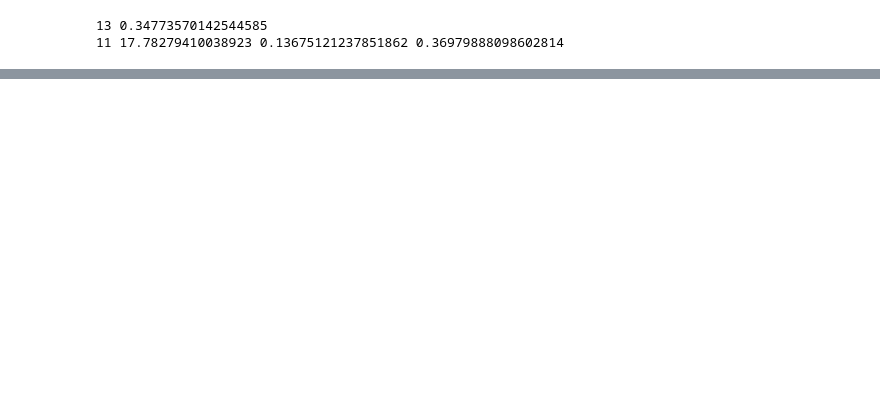
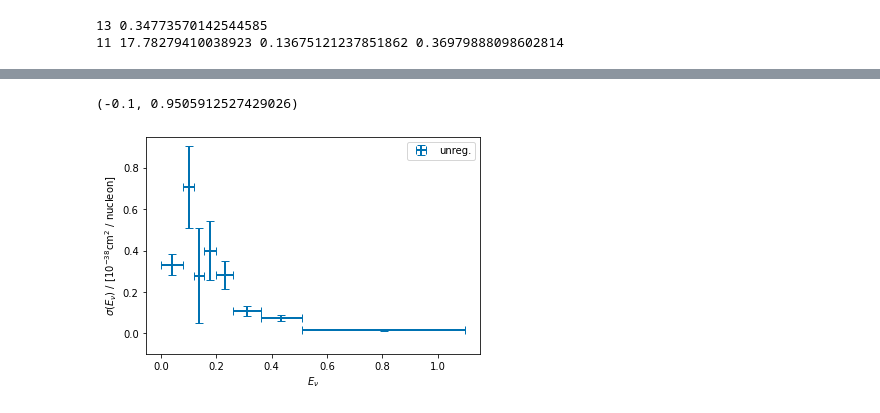
Before and after one commit to ast0815/regularisation, a Jupyter notebook: T2K_dpT.ipynb, the cells around one changed output, grey strips where cells are left out. Cells and saved outputs as stored; diff of their text form; code cells hidden in the pictures; blank space fills up the shorter version.

Commit message:
Try "mixed" plots.

```diff
--- a/T2K_dpT.ipynb
+++ b/T2K_dpT.ipynb
@@ -303,0 +304,29 @@ plt.savefig("figures/dpT.pdf")
+# %%
+x = (bins[:-1] + bins[1:]) / 2
+xerr = (bins[1:] - bins[:-1]) / 2
+
+y_0 = unfolded_h[0]
+y_0err = np.sqrt(np.diag(cov_unfolded))
+y_reg = regularised_list[i_W]
+y_err_low = y_reg - (y_0 - y_0err)
+y_err_upp = (y_0 + y_0err) - y_reg
+
+
+plt.errorbar(
+    x,
+    y_0,
+    yerr=y_0err,
+    xerr=xerr,
+    label="unreg.",
+    linewidth=2,
+    linestyle="",
+    capsize=4,
+)
+
+plt.legend()
+plt.xlabel(r"$E_\nu$")
+plt.ylabel(r"$\sigma(E_\nu)$ / [$10^{-38}$cm$^2$ / nucleon]")
+plt.ylim(bottom=-0.1)
+# %% [output]
+(-0.1, 0.9505912527429026)
+[figure, added]
```
Also changed, not shown: parts of 12 cells of this notebook, 1 other file.
